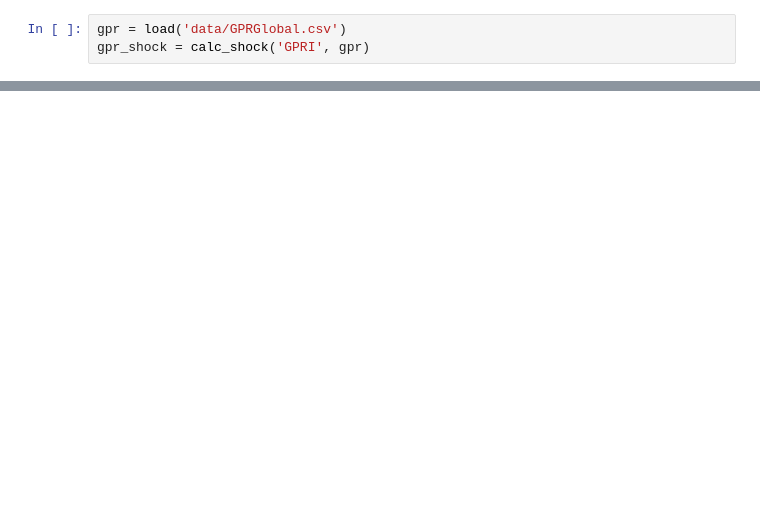
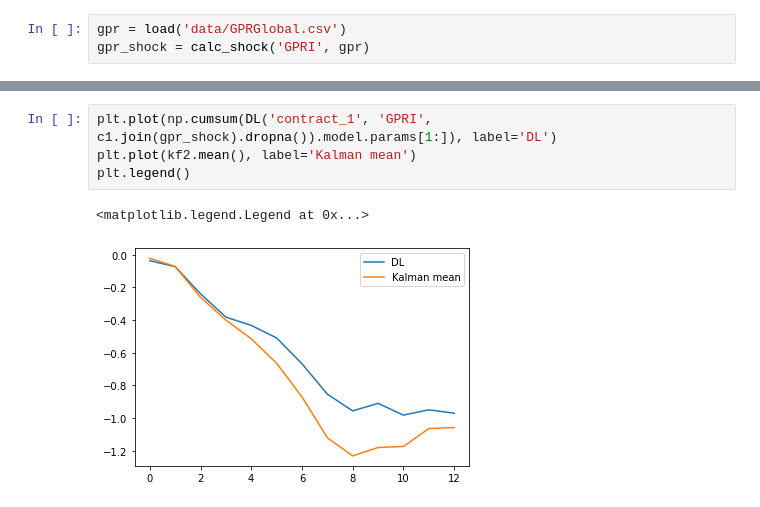
Before and after one commit to t0nychn/UG_thesis, a Jupyter notebook: Kalman_test.ipynb, the cells around one changed output, grey strips where cells are left out. Cells and saved outputs as stored; diff of their text form; blank space fills up the shorter version.

```diff
--- a/Kalman_test.ipynb
+++ b/Kalman_test.ipynb
@@ -44,0 +42,7 @@ kf2.mean().plot()
+# %%
+plt.plot(np.cumsum(DL('contract_1', 'GPRI', c1.join(gpr_shock).dropna()).model.params[1:]), label='DL')
+plt.plot(kf2.mean(), label='Kalman mean')
+plt.legend()
+# %% [output]
+<matplotlib.legend.Legend at 0x...>
+[figure, added]
```
Also changed, not shown: parts of 12 cells of this notebook, 2 other files.
